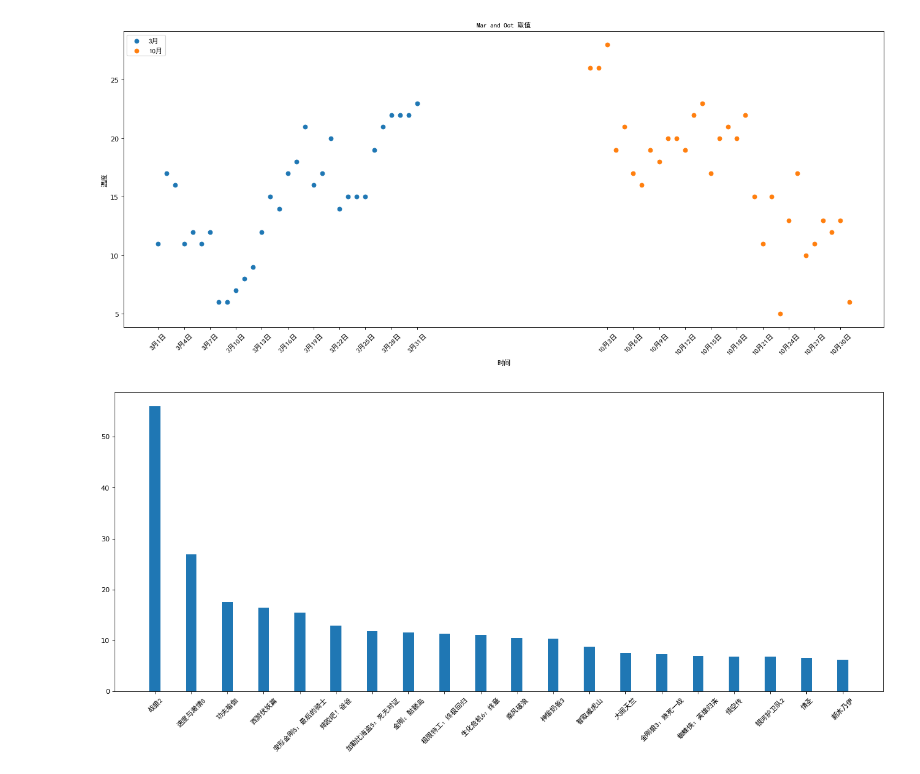
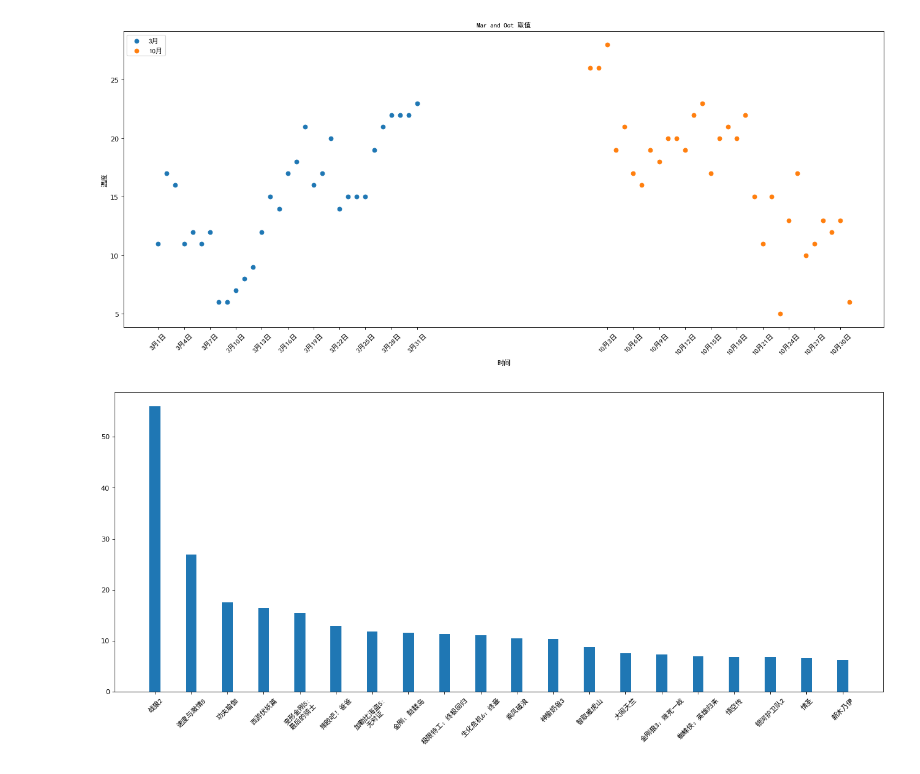
Before and after one commit to songlin81/PYReport, a Jupyter notebook: Data Analytics/102_Matplotlib_steps_font.ipynb, the cells around one changed output. Drawn from its saved outputs; the diff is of its cells as text; code cells hidden in the pictures.

```diff
--- a/Data Analytics/102_Matplotlib_steps_font.ipynb
+++ b/Data Analytics/102_Matplotlib_steps_font.ipynb
@@ -170,17 +170,16 @@ plt.show()
 # %%
 from matplotlib import pyplot as plt
 from matplotlib import font_manager
 
 my_font = font_manager.FontProperties(fname=r'C:\Windows\Fonts\simhei.ttf')
 
-
-a = ["战狼2","速度与激情8","功夫瑜伽","西游伏妖篇","变形金刚5：最后的骑士","摔跤吧！爸爸","加勒比海盗5：死无对证","金刚：骷髅岛","极限特工：终极回归","生化危机6：终章","乘风破浪","神偷奶爸3","智取威虎山","大闹天竺","金刚狼3：殊死一战","蜘蛛侠：英雄归来","悟空传","银河护卫队2","情圣","新木乃伊",]
+a = ["战狼2","速度与激情8","功夫瑜伽","西游伏妖篇","变形金刚5:\n最后的骑士","摔跤吧！爸爸","加勒比海盗5:\n无对证","金刚：骷髅岛","极限特工：终极回归","生化危机6：终章","乘风破浪","神偷奶爸3","智取威虎山","大闹天竺","金刚狼3：殊死一战","蜘蛛侠：英雄归来","悟空传","银河护卫队2","情圣","新木乃伊",]
 b=[56.01,26.94,17.53,16.49,15.45,12.96,11.8,11.61,11.28,11.12,10.49,10.3,8.75,7.55,7.32,6.99,6.88,6.86,6.58,6.23]
 
 plt.figure(figsize=(20, 8), dpi=80)
 plt.bar(range(len(a)), b, width=0.3)
 plt.xticks(range(len(a)), a, fontproperties=my_font, rotation=45)
 
 plt.show()
 # %% [output]
-[figure, old version]
+[figure, new version]
```
Also changed, not shown: parts of 2 cells of this notebook, 1 other file.
